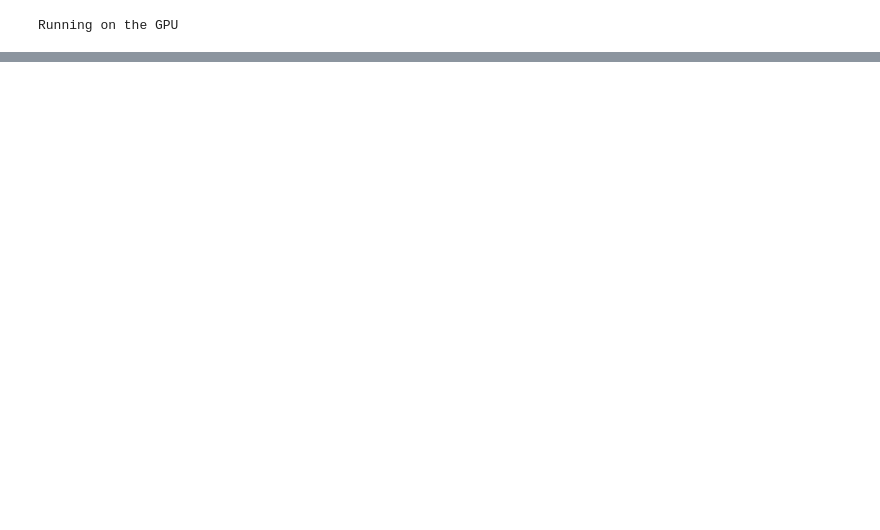
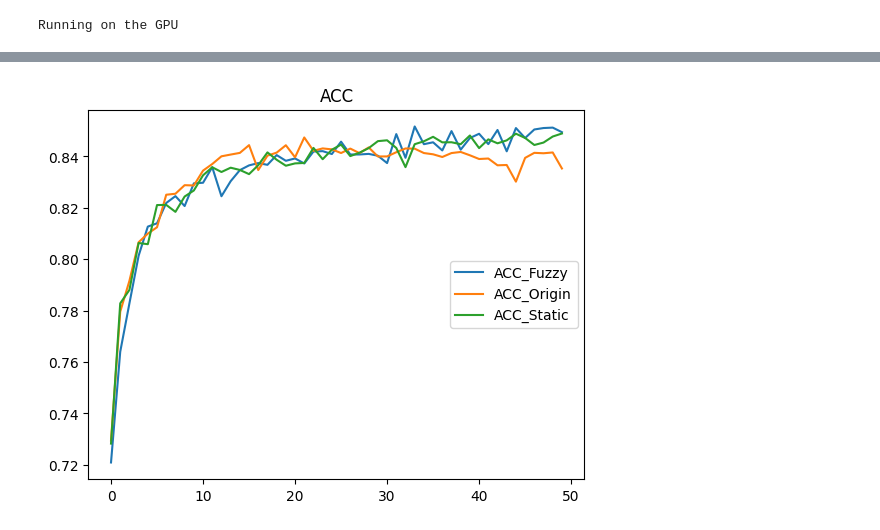
Before and after one commit to hexu2333/Unet-with-Fuzzy-Layer, a Jupyter notebook: FNN.ipynb, the cells around one changed output, grey strips where cells are left out. Cells and saved outputs as stored; diff of their text form; code cells hidden in the pictures; blank space fills up the shorter version.

```diff
--- a/FNN.ipynb
+++ b/FNN.ipynb
@@ -291,0 +426,7 @@ def acc_epoch(data, model,device):
+# %%
+acc_fuzzy = load_variable('acc_unet_fuzzy.txt')
+acc_unet = load_variable('acc_unet.txt')
+acc_static = load_variable('acc_unet_static.txt')
+plot_(fuzzy = acc_fuzzy, unet=acc_unet,static=acc_static, name = "ACC")
+# %% [output]
+[figure, added]
```
Also changed, not shown: parts of 15 cells of this notebook.
